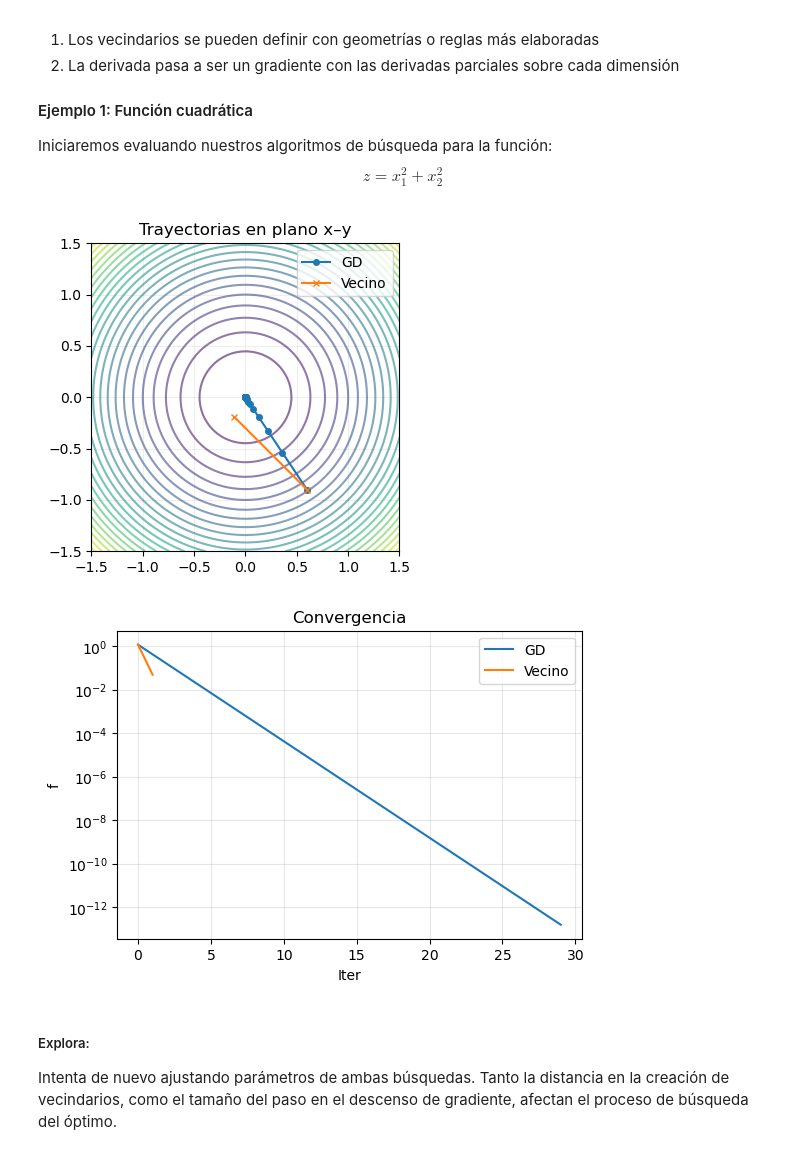
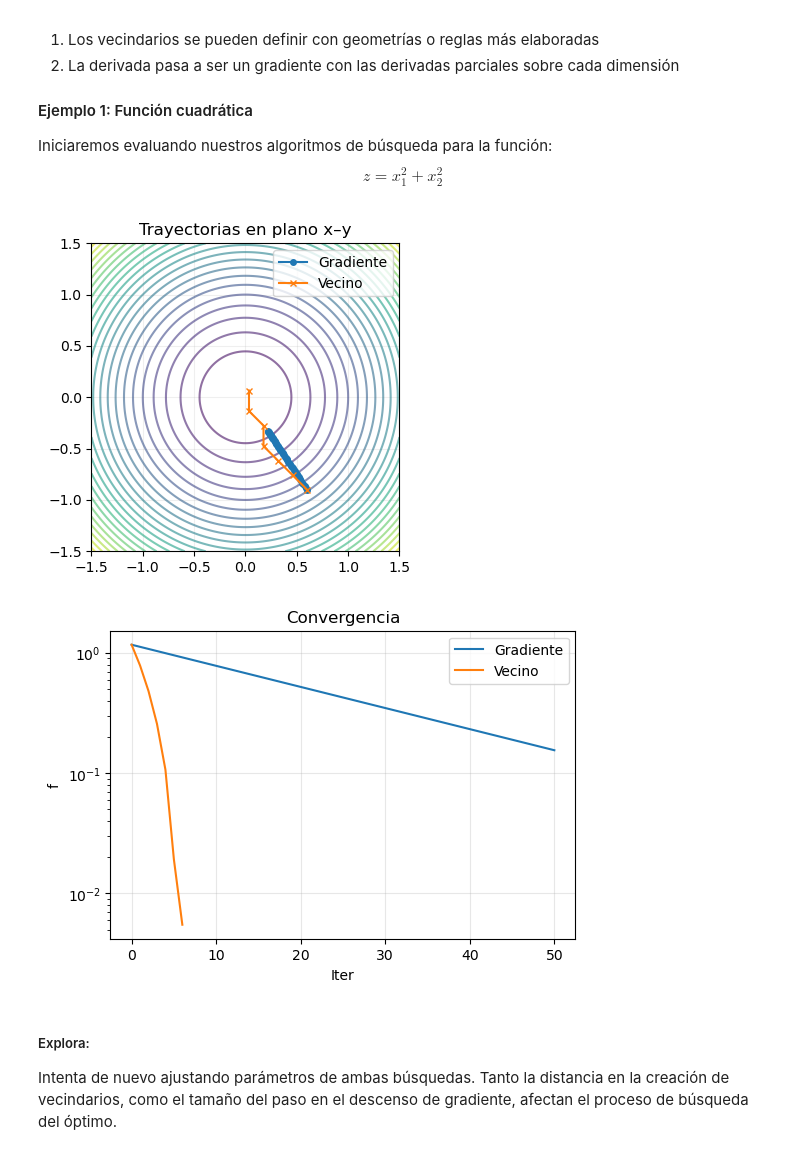
Before and after one commit to milogz/Modelado-en-Optimizacion, a Jupyter notebook: MO_3-1 Busqueda.ipynb, the cells around one changed output. Cells and saved outputs as stored; diff of their text form; code cells hidden in the pictures.

```diff
--- a/MO_3-1 Busqueda.ipynb
+++ b/MO_3-1 Busqueda.ipynb
@@ -31,7 +35,7 @@ $$x_{t+1} = x_t + \alpha \Delta x$$
 2. **Descenso de gradiente**: partiendo de un punto inicial $x_0$ consideraremos movimientos cuya *dirección* está dada por el gradiente negativo de la función objetivo ($-\nabla f$) y la *longitud* puede obedecer a diferentes reglas (en esta lección, trabajaremos con una longitud fija).
 # %%
 # ------------------------- FUNCIONES PARA GENERAR VECINDARIOS  ---------------------------
-def vecindario_circular(x0, d=1, k=8):
+def vecindario_circular(x0, d=.2, k=8):
     """
     Genera 'k' puntos vecinos distribuidos en un círculo
     de radio 'd' alrededor de 'x0'
@@ -70,12 +74,12 @@ def busqueda_local(x0, f, generador_vecinos, iters=50):
 
     return np.array(hist)
 
-def descenso_gradiente(x0, grad, alpha=0.2, iters=50, tol=1e-6):
+def descenso_gradiente(x0, grad, alpha=0.01, iters=50, tol=1e-6):
     """
     Aplica movimientos de longitud 'alpha' en dirección del gradiente (grad) desde x0,
     con parada por norma del gradiente con tolerancia (tol), o max iteraciones (iters)
     """
-    x = x0.astype(float).copy()
+    x = x0.copy()       # trabaja sobre una copia para no modificar variable original
     hist = [x.copy()]
     for _ in range(iters):
         g = grad(x)
@@ -132,27 +136,27 @@ $$z = x_1^2+x_2^2$$
 # %%
 # ---------- Problema parabólico 2D ----------
 def f_parab(X):
     return X[0]**2 + X[1]**2
 
 def grad_parab(X):
     return np.array([2*X[0], 2*X[1]])
 
 x0 = np.array([0.6, -0.9])
 path_gd = descenso_gradiente(x0, grad=grad_parab)
 path_ls = busqueda_local(x0, f=f_parab,
                          generador_vecinos = vecindario_circular)
 
 # Graficar trayectoria
-datos_trayectoria = {"GD": path_gd, "Vecino": path_ls}
+datos_trayectoria = {"Gradiente": path_gd, "Vecino": path_ls}
 plot_2d_contour(f_parab, datos_trayectoria, span=((-1.5,1.5), (-1.5,1.5)))
 
 # Graficar convergencia
-datos_FO = {"GD": [f_parab(p) for p in path_gd],
+datos_FO = {"Gradiente": [f_parab(p) for p in path_gd],
             "Vecino": [f_parab(p) for p in path_ls]}
 plot_convergence(datos_FO)
 # %% [output]
-[figure, old version]
+[figure, new version]
-[figure, old version]
+[figure, new version]
 # %% [markdown]
 ##### Explora:
 Intenta de nuevo ajustando parámetros de ambas búsquedas. Tanto la distancia en la creación de vecindarios, como el tamaño del paso en el descenso de gradiente, afectan el proceso de búsqueda del óptimo.
```
Also changed, not shown: parts of 3 cells of this notebook.
